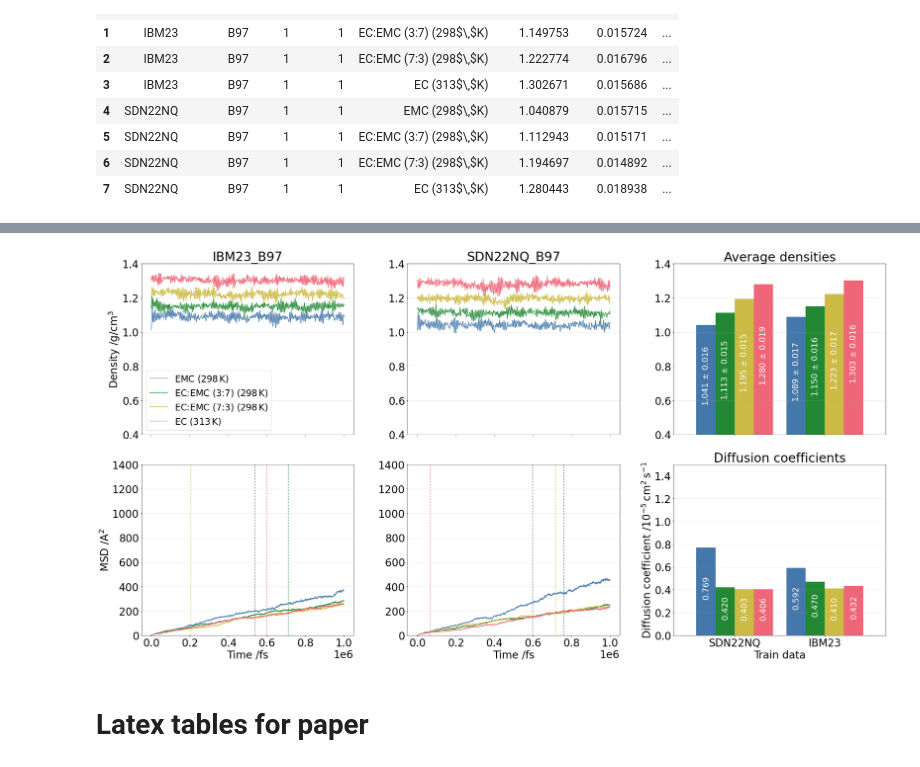
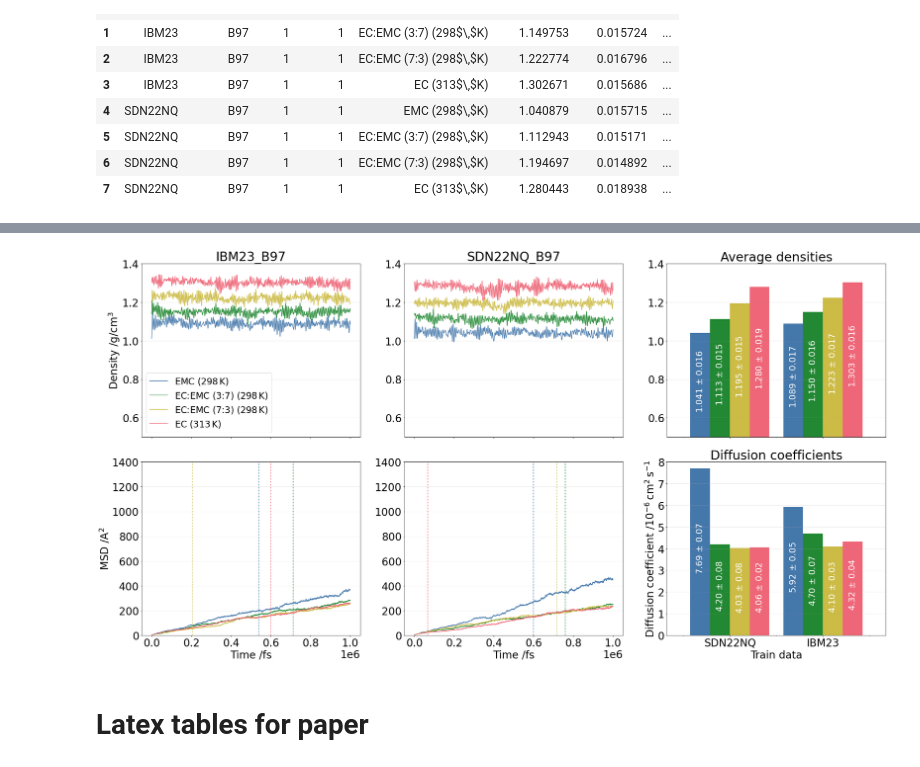
Before and after one commit to imagdau/EC-EMC_diffusion_DFT-MLIP-Data_comparison, a Jupyter notebook: part2-cluster_vs_bulk.ipynb, the cells around one changed output, grey strips where cells are left out. Drawn from its saved outputs; the diff is of its cells as text; code cells hidden in the pictures.

Commit message:
added errors di diffusion coeffs in part 2

```diff
--- a/part2-cluster_vs_bulk.ipynb
+++ b/part2-cluster_vs_bulk.ipynb
@@ -179,14 +183,16 @@ Using slope error thresold of: 0.001
 ## Results
 # %%
 try:
-    df = pd.read_pickle("./cluster_bulk_res.pkl")
+    df = pd.read_pickle("./part2_cluster_bulk_res.pkl")
 except:
     df, dunit = get_density(tags, dynamics_path, std=True)
-    df['Diffusion coefficient'] = [d*1e9 for d in diff_coeffs] # 1e-5 cm2/s
-    df['Diff. fit error'] = diff_errs
+    df['Diffusion coefficient'] = [d*1e10 for d in diff_coeffs] # 1e-6 cm2/s
+    #df['Corr. diffusion coefficient'] = [fsize_correction(D,r) for D,r in df[['Diffusion coefficient', 'Avg. density']]]
+    df['Diff. fit error'] = [e*1e10 for e in diff_errs] # 1e-6 cm2/s
+    df['log-log r2'] = log_r2
     df['Diff. r2'] = diff_r2
-    df['Diff. start time /ns'] = [time[s]*1e-6 for s in diff_starts]
-    pd.to_pickle(df, "./cluster_bulk_res.pkl")
+    df['Diff. start time /ns'] = [time[s]*1e-6 if type(s) == int else np.nan for s in diff_starts]
+    pd.to_pickle(df, "./part2_cluster_bulk_res.pkl")
 df
 # %% [output]
 |  | Train data | Functional | Seed | Sample | Composition | Avg. density | Std. density | ... |
@@ -243,6 +249,13 @@ diff_pivot_df = plot_df.pivot(
 	#values=['Avg. density', 'Var.'],
 ).sort_index(axis=0,ascending=False)[order]
 
+differr_pivot_df = df.pivot(
+	index='Train data',
+	columns='Composition',
+	values='Diff. fit error',
+).sort_index(axis=0,ascending=False)[order]
+
+
 fig, axs = plt.subplots(2,len(tags)+1, figsize=(10*(len(tags)+1), 8*2), sharex='col')
 for i, k in enumerate(thermo):
     tag = tags[i]
@@ -255,7 +268,7 @@ for i, k in enumerate(thermo):
 
 
         # Plot density
-        axs[0,i].set_ylim([0.4, 1.4])
+        axs[0,i].set_ylim([0.5, 1.4])
         if i == 0: axs[0,i].set_ylabel(f'Density /{dunit}')
         axs[0,i].plot(time,dens, label=tmap[traj_name], color=get_colour(traj_name))
 
@@ -278,7 +291,7 @@ for i, k in enumerate(thermo):
 
 axs[0,-1].set_title('Average densities')
 a0 = avg_pivot_df.plot.bar(
-    ylim=[0.4,1.4],
+    ylim=[0.5,1.4],
     xlabel='',
     #ylabel=f'Avg. density /{dunit}',
     rot=0,
@@ -291,38 +304,43 @@ a0 = avg_pivot_df.plot.bar(
 axs[0,-1].grid(axis='y', alpha=0.3)
 
 axs[1,-1].set_title('Diffusion coefficients')
 a1 = diff_pivot_df.plot.bar(
-    ylim=[0,1.5],
-    ylabel=f'Diffusion coefficient /$10^{{-5}}\\,\\text{{cm}}^2\\,\\text{{s}}^{{-1}}$',
+    ylim=[0,8],
+    ylabel=f'Diffusion coefficient /$10^{{-6}}\\,\\text{{cm}}^2\\,\\text{{s}}^{{-1}}$',
     rot=0,
     width=0.85,
     color=[get_colour(o) for o in order],
     ax=axs[1,-1],
     legend=False,
 )
 #for c0,c1 in zip(a0.containers, a1.containers):
 #    axs[0,-1].bar_label(c0, rotation=90, fontsize=fsize-4, label_type='edge', fmt='%.3f', padding=10)
 #    axs[1,-1].bar_label(c1, rotation=90, fontsize=fsize-4, label_type='edge', fmt='%.3f', padding=10)
 
 for i, (c0,c1) in enumerate(zip(a0.containers, a1.containers)):
     col_name = avg_pivot_df.columns[i]
     dens_vals = avg_pivot_df[col_name]
     dens_errs = std_pivot_df[col_name]
     dens_labels = [f'{v:.3f} $\\pm$ {e:.3f}' for v, e in zip(dens_vals, dens_errs)]
 
-    axs[0,-1].bar_label(c0, rotation=90, fontsize=fsize-6, label_type='center', padding=10, labels=dens_labels, color='white')
-    axs[1,-1].bar_label(c1, rotation=90, fontsize=fsize-6, label_type='center', fmt='%.3f', padding=10, color='white')
+    diff_vals = diff_pivot_df[col_name]
+    diff_errors = differr_pivot_df[col_name]
+    diff_labels = [f'{v:.2f} $\\pm$ {e:.2f}' for v, e in zip(diff_vals, diff_errors)]
+
+    axs[0,-1].bar_label(c0, rotation=90, fontsize=fsize-5, label_type='center', padding=10, labels=dens_labels, color='white')
+    axs[1,-1].bar_label(c1, rotation=90, fontsize=fsize-5, label_type='center', padding=10, labels=diff_labels, color='white')
+    #axs[1,-1].bar_label(c1, rotation=90, fontsize=fsize-6, label_type='center', fmt='%.3f', padding=10, color='white')
 
 axs[0,0].legend(loc='lower left', fontsize=fsize-4)
 axs[1,-1].grid(axis='y', alpha=0.3)
 
 #axs[0, 1].set(yticklabels=[]); axs[0, 2].set(yticklabels=[]); axs[0, 3].set(yticklabels=[])
 #axs[1, 1].set(yticklabels=[]); axs[1, 2].set(yticklabels=[])
 
 #plt.rcParams.update({'font.size': 16})
 plt.tight_layout()
 # %% [output]
-[figure, old version]
+[figure, new version]
 # %% [markdown]
 # Latex tables for paper
 # %%
```
Also changed, not shown: parts of 3 cells of this notebook.
